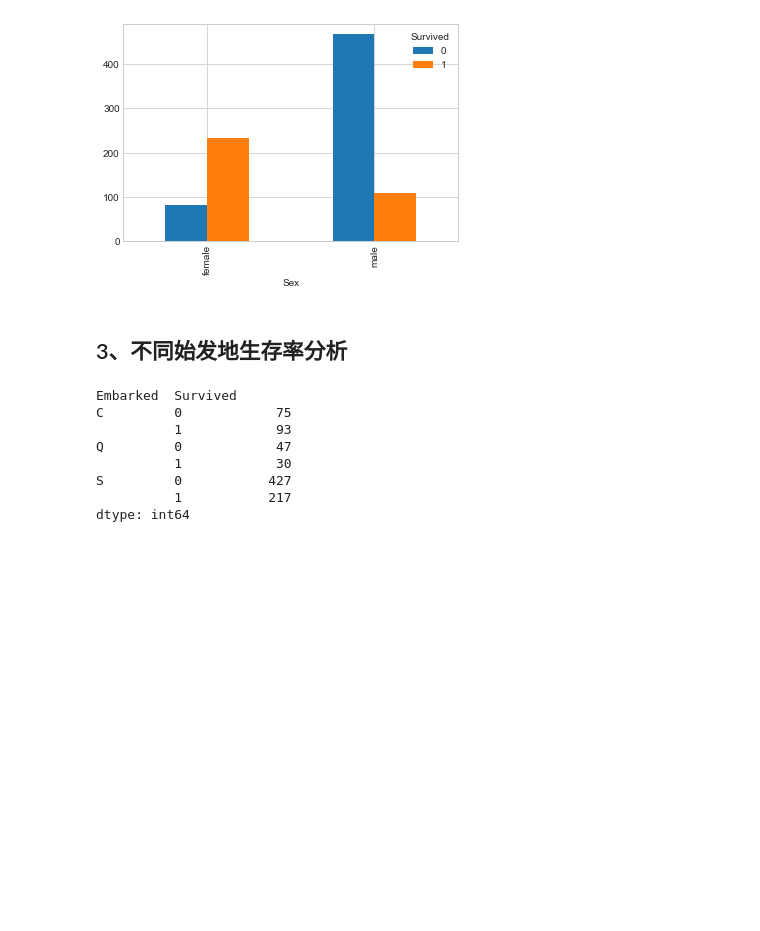
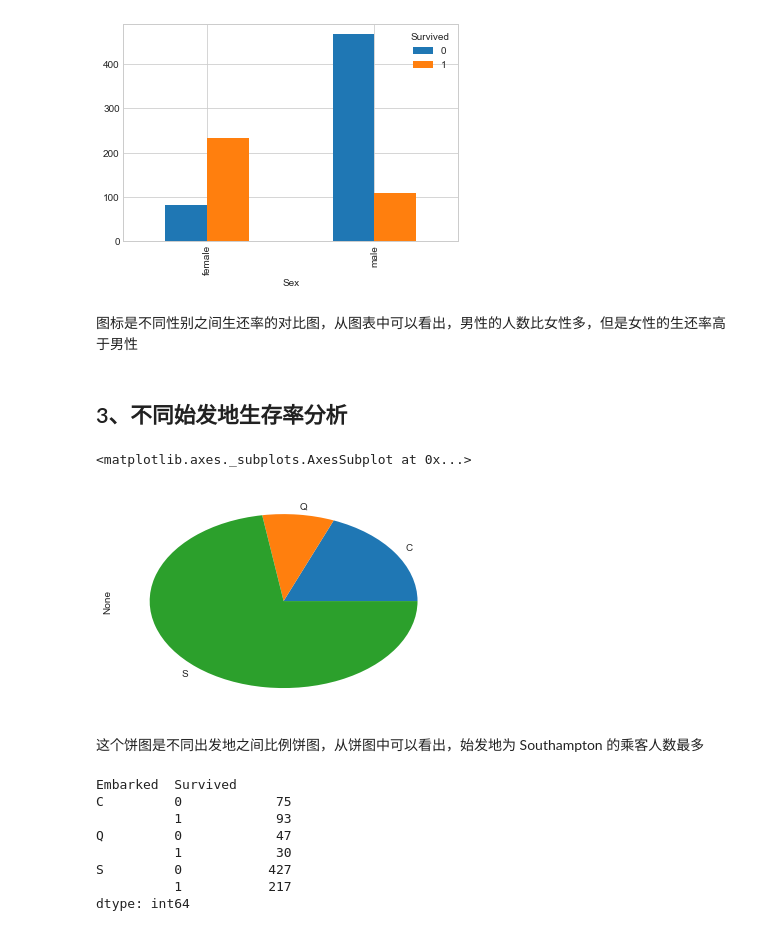
Before and after one commit to Srun01/Titanic_Analyze, a Jupyter notebook: titanic.ipynb, the cells around one changed output. Cells and saved outputs as stored; diff of their text form; code cells hidden in the pictures; blank space fills up the shorter version.

```diff
--- a/titanic.ipynb
+++ b/titanic.ipynb
@@ -56,8 +94,17 @@ data.groupby(["Sex", "Survived"])["Survived"].count().unstack().plot(kind="bar")
 # %% [output]
 <matplotlib.axes._subplots.AxesSubplot at 0x...>
 [figure]
+# %% [markdown]
+图标是不同性别之间生还率的对比图，从图表中可以看出，男性的人数比女性多，但是女性的生还率高于男性
 # %% [markdown]
 ## 3、不同始发地生存率分析
+# %%
+data.groupby("Embarked").size().plot(kind="pie")
+# %% [output]
+<matplotlib.axes._subplots.AxesSubplot at 0x...>
+[figure, added]
+# %% [markdown]
+这个饼图是不同出发地之间比例饼图，从饼图中可以看出，始发地为 Southampton 的乘客人数最多
 # %%
 group_by_sur_emb = data.groupby(["Embarked", "Survived"]).size()
 
```
Also changed, not shown: parts of 18 cells of this notebook, 1 other file.
